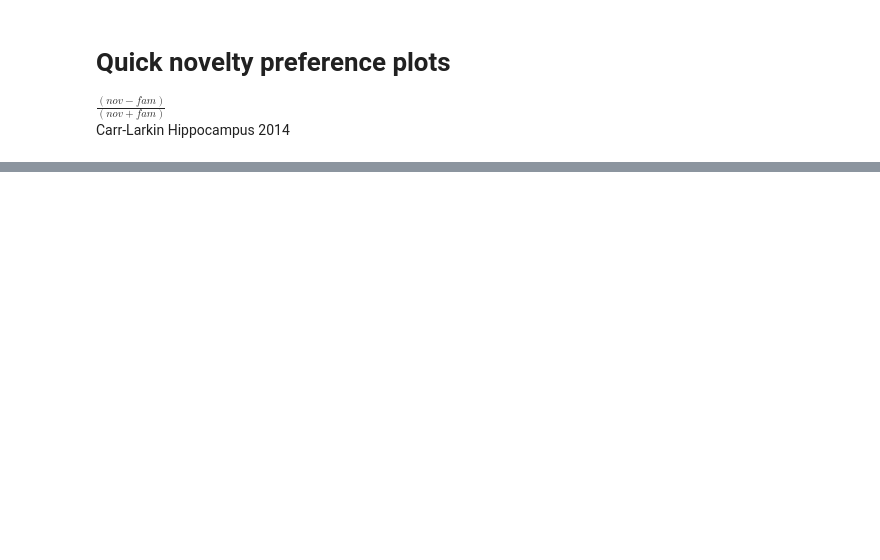
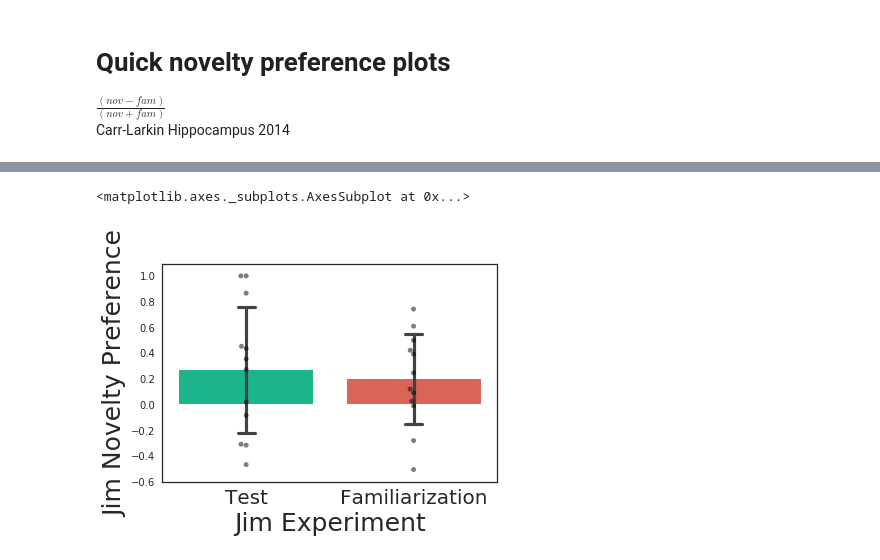
Before and after one commit to jimzhang629/Rat-Head-Direction, a Jupyter notebook: FastDiscriminationVisualization-NonImplantedControl.ipynb, the cells around one changed output, grey strips where cells are left out. Saved outputs shown, nothing was run; the diff lists cells and outputs as text; code cells hidden in the pictures; blank space fills up the shorter version.

```diff
--- a/FastDiscriminationVisualization-NonImplantedControl.ipynb
+++ b/FastDiscriminationVisualization-NonImplantedControl.ipynb
@@ -571,0 +735,14 @@ noveltyPref
+# %%
+jimnoveltyPref = np.append(plotMejimTest, plotMejimCtrl)
+shaynoveltyPref = np.append(plotMeshayTest, plotMeshayCtrl)
+
+jimexperimentType = np.array(["Test","Test","Test","Test","Test","Test","Test","Test","Test","Test","Test","Test","Familiarization","Familiarization","Familiarization","Familiarization","Familiarization","Familiarization","Familiarization","Familiarization","Familiarization","Familiarization","Familiarization","Familiarization"])
+shayexperimentType = np.array(["Test","Test","Test","Test","Test","Test","Test","Test","Test","Test","Test","Test","Test","Test","Familiarization","Familiarization","Familiarization","Familiarization","Familiarization","Familiarization","Familiarization","Familiarization","Familiarization","Familiarization","Familiarization","Familiarization","Familiarization","Familiarization"])
+
+jimnoveltyPref = pd.DataFrame(data=np.asarray([jimnoveltyPref,jimexperimentType]).T,columns=['Jim Novelty Preference','Jim Experiment'])
+jimnoveltyPref = jimnoveltyPref.astype({"Jim Novelty Preference":plotMejimTest.dtype})
+jimnoveltyPref
+
+shaynoveltyPref = pd.DataFrame(data=np.asarray([shaynoveltyPref,shayexperimentType]).T,columns=['Shay Novelty Preference','Shay Experiment'])
+shaynoveltyPref = shaynoveltyPref.astype({"Shay Novelty Preference":plotMeshayTest.dtype})
+shaynoveltyPref
@@ -588,0 +781,6 @@ findfont: Font family ['Universalis ADF Std'] not found. Falling back to DejaVu
+# %%
+sns.barplot(x="Jim Experiment", y="Jim Novelty Preference", data=jimnoveltyPref, capsize=.1, ci="sd")
+sns.swarmplot(x="Jim Experiment", y="Jim Novelty Preference", data=jimnoveltyPref, color="0", alpha=.5)
+# %% [output]
+<matplotlib.axes._subplots.AxesSubplot at 0x...>
+[figure, added]
```
Also changed, not shown: parts of 21 cells of this notebook, 1 other file.
